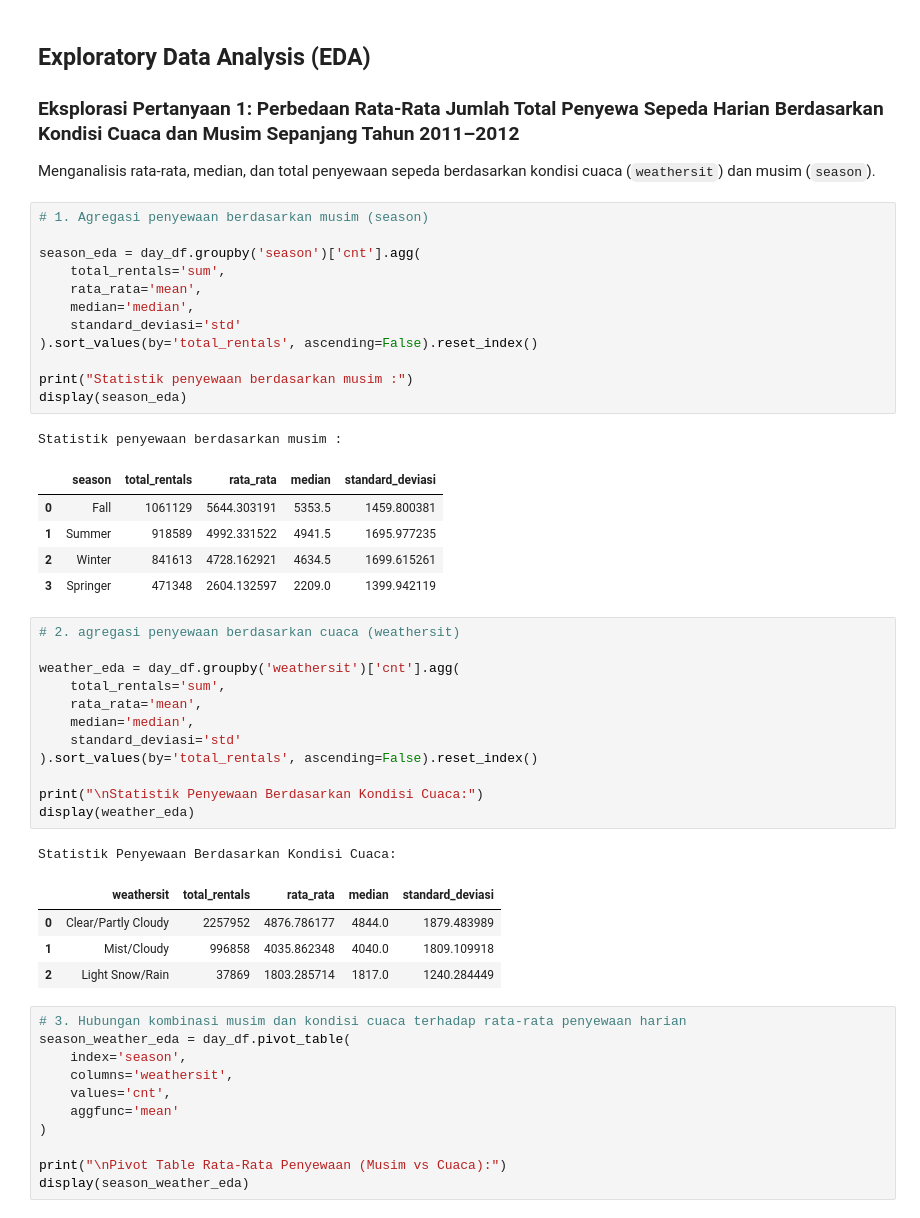
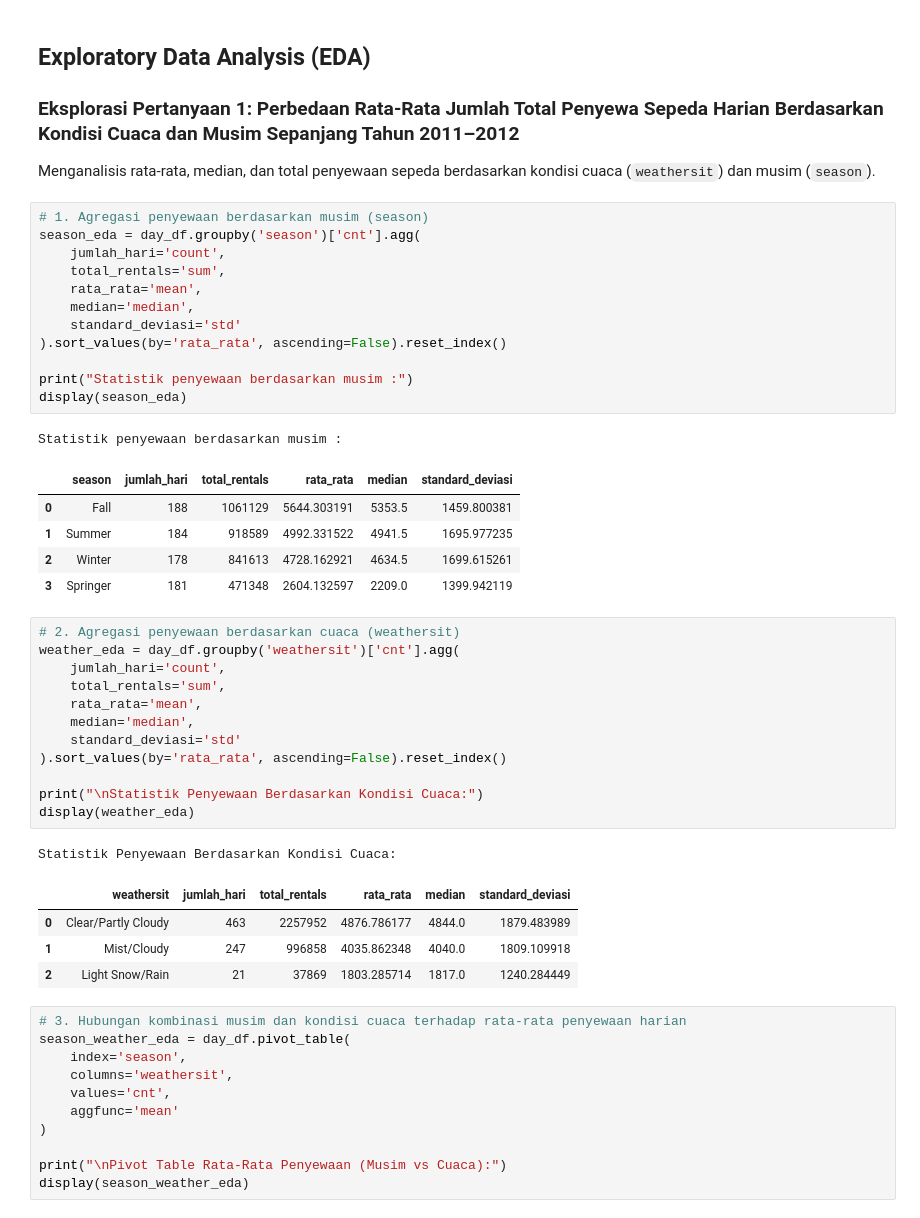
Before and after one commit to primoputra/proyek_analisis_data, a Jupyter notebook: notebook.ipynb, the cells around one changed output. Cells and saved outputs as stored; diff of their text form.

```diff
--- a/notebook.ipynb
+++ b/notebook.ipynb
@@ -313,41 +313,41 @@ hour_df.head()
 Menganalisis rata-rata, median, dan total penyewaan sepeda berdasarkan kondisi cuaca (`weathersit`) dan musim (`season`).
 # %%
 # 1. Agregasi penyewaan berdasarkan musim (season)
-
 season_eda = day_df.groupby('season')['cnt'].agg(
+    jumlah_hari='count',
     total_rentals='sum',
     rata_rata='mean',
     median='median',
     standard_deviasi='std'
-).sort_values(by='total_rentals', ascending=False).reset_index()
+).sort_values(by='rata_rata', ascending=False).reset_index()
 
 print("Statistik penyewaan berdasarkan musim :")
 display(season_eda)
 # %% [output]
 Statistik penyewaan berdasarkan musim :
-|  | season | total_rentals | rata_rata | median | standard_deviasi |
-| 0 | Fall | 1061129 | 5644.303191 | 5353.5 | 1459.800381 |
-| 1 | Summer | 918589 | 4992.331522 | 4941.5 | 1695.977235 |
-| 2 | Winter | 841613 | 4728.162921 | 4634.5 | 1699.615261 |
-| 3 | Springer | 471348 | 2604.132597 | 2209.0 | 1399.942119 |
+|  | season | jumlah_hari | total_rentals | rata_rata | median | standard_deviasi |
+| 0 | Fall | 188 | 1061129 | 5644.303191 | 5353.5 | 1459.800381 |
+| 1 | Summer | 184 | 918589 | 4992.331522 | 4941.5 | 1695.977235 |
+| 2 | Winter | 178 | 841613 | 4728.162921 | 4634.5 | 1699.615261 |
+| 3 | Springer | 181 | 471348 | 2604.132597 | 2209.0 | 1399.942119 |
 # %%
-# 2. agregasi penyewaan berdasarkan cuaca (weathersit)
-
+# 2. Agregasi penyewaan berdasarkan cuaca (weathersit)
 weather_eda = day_df.groupby('weathersit')['cnt'].agg(
+    jumlah_hari='count',
     total_rentals='sum',
     rata_rata='mean',
     median='median',
     standard_deviasi='std'
-).sort_values(by='total_rentals', ascending=False).reset_index()
+).sort_values(by='rata_rata', ascending=False).reset_index()
 
 print("\nStatistik Penyewaan Berdasarkan Kondisi Cuaca:")
 display(weather_eda)
 # %% [output]
 Statistik Penyewaan Berdasarkan Kondisi Cuaca:
-|  | weathersit | total_rentals | rata_rata | median | standard_deviasi |
-| 0 | Clear/Partly Cloudy | 2257952 | 4876.786177 | 4844.0 | 1879.483989 |
-| 1 | Mist/Cloudy | 996858 | 4035.862348 | 4040.0 | 1809.109918 |
-| 2 | Light Snow/Rain | 37869 | 1803.285714 | 1817.0 | 1240.284449 |
+|  | weathersit | jumlah_hari | total_rentals | rata_rata | median | standard_deviasi |
+| 0 | Clear/Partly Cloudy | 463 | 2257952 | 4876.786177 | 4844.0 | 1879.483989 |
+| 1 | Mist/Cloudy | 247 | 996858 | 4035.862348 | 4040.0 | 1809.109918 |
+| 2 | Light Snow/Rain | 21 | 37869 | 1803.285714 | 1817.0 | 1240.284449 |
 # %%
 # 3. Hubungan kombinasi musim dan kondisi cuaca terhadap rata-rata penyewaan harian
 season_weather_eda = day_df.pivot_table(
```
Also changed, not shown: parts of 4 cells of this notebook, 2 other files.
